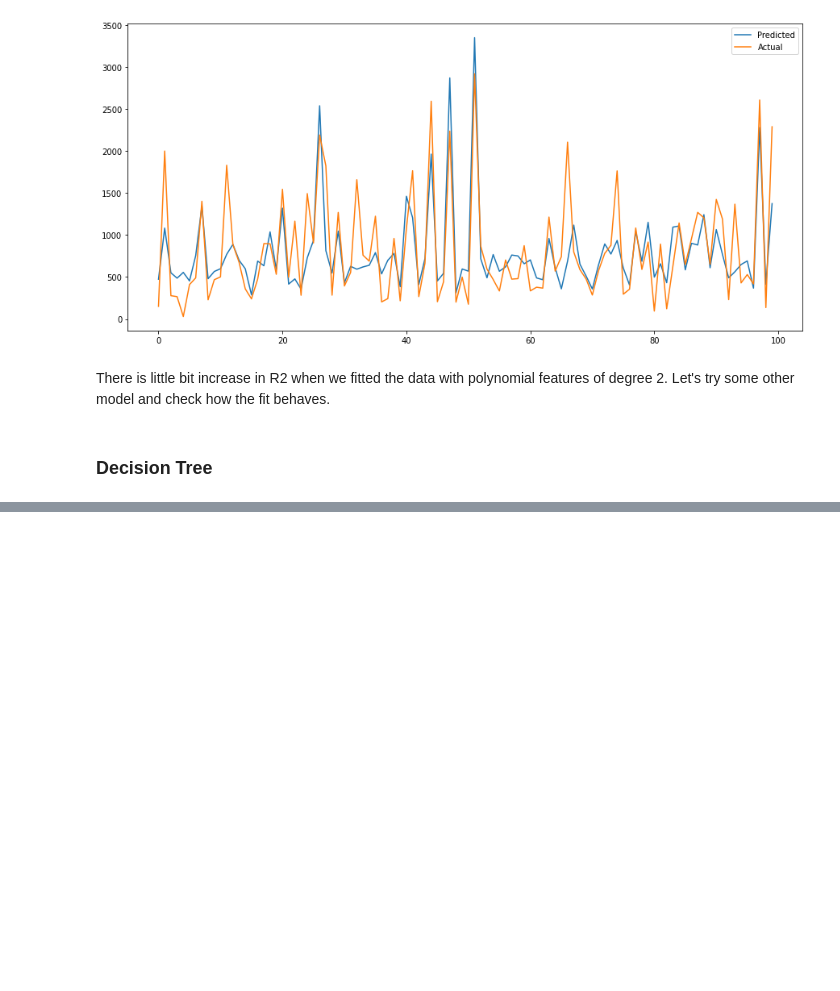
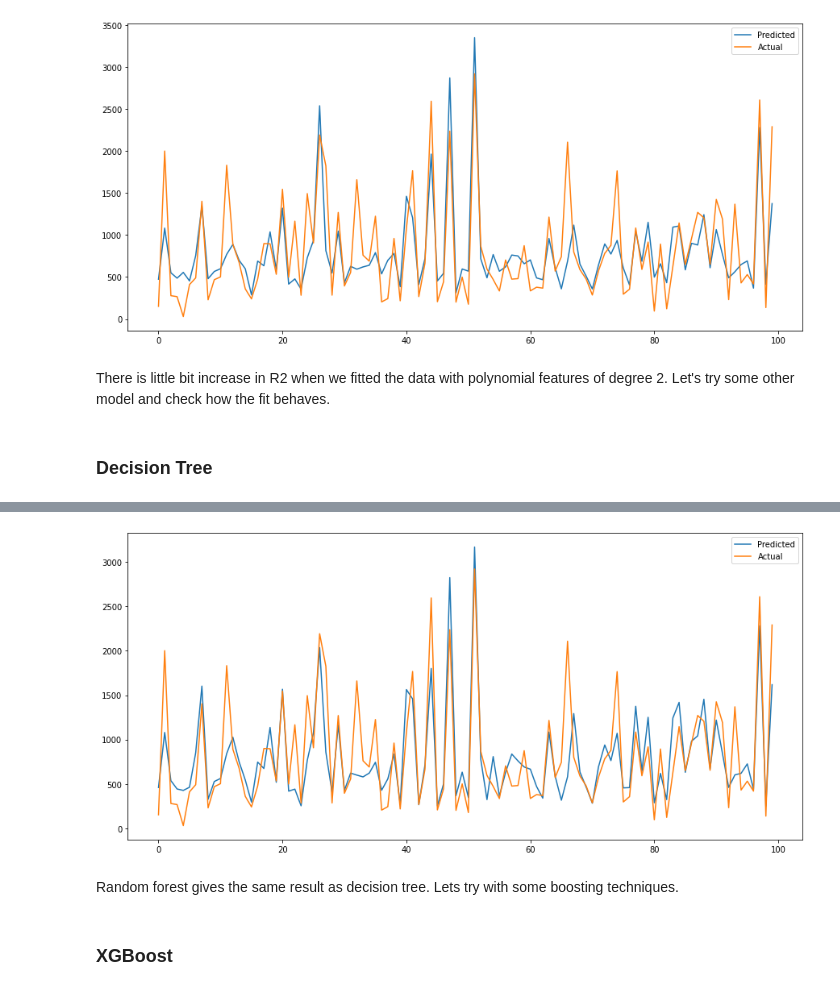
Before and after one commit to Prashant-Shaw/NYC-Taxi-Trip-Time-Prediction, a Jupyter notebook: NYC_Taxi_Trip_Time_Prediction_Capstone_Project.ipynb, the cells around one changed output, grey strips where cells are left out. Drawn from its saved outputs; the diff is of its cells as text; code cells hidden in the pictures; blank space fills up the shorter version.

```diff
--- a/NYC_Taxi_Trip_Time_Prediction_Capstone_Project.ipynb
+++ b/NYC_Taxi_Trip_Time_Prediction_Capstone_Project.ipynb
@@ -1222,0 +1248,15 @@ predicted_actual_plot(y_test, y_pred_dt_test)
+# %%
+#Implementing Random Forest with hyperparameter tuning.
+# Maximum depth of trees
+max_depth_rf = [10,20]
+
+# Minimum number of samples required to split a node
+min_samples_split_rf = [50,60]
+
+# Minimum number of samples required at each leaf node
+# min_samples_leaf_rf = [5,10,15]
+
+#Number of trees in the forest
+n_estimators = [100, 150]
+
+parameters_rf = {'n_estimators': n_estimators, 'max_depth' : max_depth_rf,'min_samples_split' : min_samples_split_rf}
@@ -1222,0 +1284,3 @@ predicted_actual_plot(y_test, y_pred_dt_test)
+# %%
+#Predicting with the Optimized Random Forest Model
+y_pred_rf_test=random_forest_regressor.predict(X_test)
@@ -1222,0 +1296,9 @@ predicted_actual_plot(y_test, y_pred_dt_test)
+# %%
+#Displaying the comparison between Predicted and Actual values for the first 100 entries in the test data.
+predicted_actual_plot(y_test, y_pred_rf_test)
+# %% [output]
+[figure, added]
+# %% [markdown]
+Random forest gives the same result as decision tree. Lets try with some boosting techniques.
+# %% [markdown]
+### **XGBoost**
```
Also changed, not shown: parts of 51 cells of this notebook.
